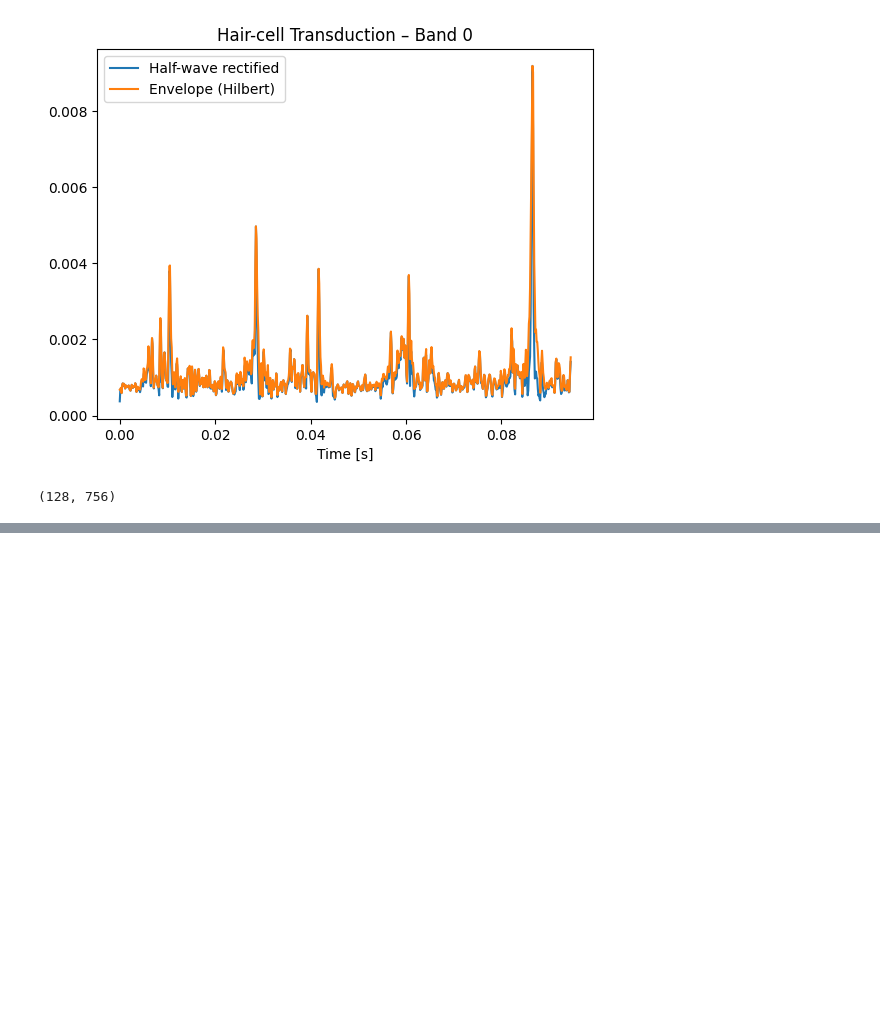
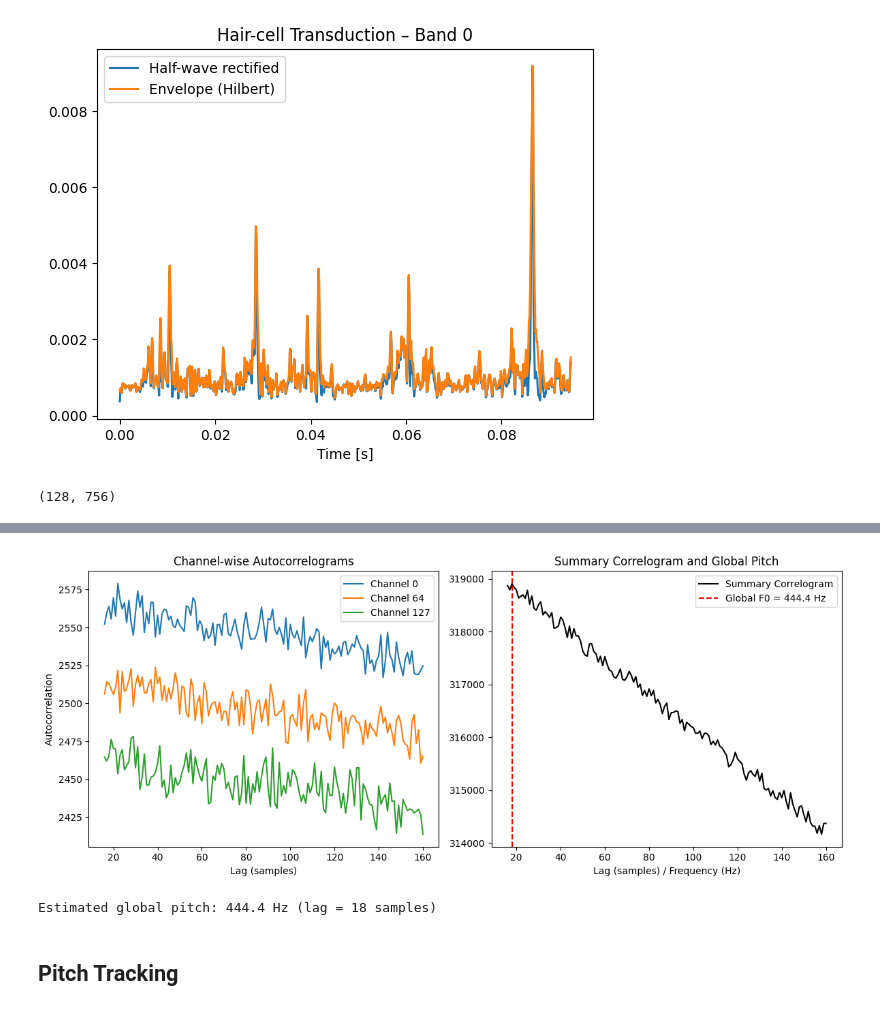
Before and after one commit to cosmos1030/blind_source_separation, a Jupyter notebook: casa.ipynb, the cells around one changed output, grey strips where cells are left out. Drawn from its saved outputs; the diff is of its cells as text; code cells hidden in the pictures; blank space fills up the shorter version.

```diff
--- a/casa.ipynb
+++ b/casa.ipynb
@@ -513,0 +518,69 @@ ValueError: attempt to get argmax of an empty sequence
+# %%
+import numpy as np
+import matplotlib.pyplot as plt
+
+# 예시 데이터: envelopes_lpf (n_channels, T), sr (샘플링 레이트)
+# 실제 구현에서는 앞 단계에서 얻은 envelopes_lpf과 sr을 사용하세요.
+# 여기서는 envelopes_lpf를 임의로 생성해서 예시를 보여드립니다.
+n_channels = 128
+T = 10000  # 예시 프레임 수
+sr = 8000
+envelopes_lpf = np.random.rand(n_channels, T)  # 예시 데이터
+
+# 피치 추정 범위 설정 (Hz)
+min_f0 = 50
+max_f0 = 500
+
+# 대응하는 lag 범위 (샘플 단위)
+min_lag = int(sr / max_f0)
+max_lag = int(sr / min_f0)
+lags = np.arange(min_lag, max_lag + 1)
+
+# 1) 각 채널별 autocorrelation 계산
+auto_per_channel = []
+for ch in range(n_channels):
+    env = envelopes_lpf[ch]
+    corr_full = np.correlate(env, env, mode='full')
+    corr = corr_full[corr_full.size // 2:]  # 양의 lag만
+    auto_per_channel.append(corr[lags])
+
+auto_per_channel = np.array(auto_per_channel)  # shape: (n_channels, len(lags))
+
+# 2) 요약 correlogram: 채널 합산
+summary_correlogram = np.sum(auto_per_channel, axis=0)
+
+# 3) 전역 피치 (global pitch) 추출: 최대 피크 지점
+peak_idx = np.argmax(summary_correlogram)
+pitch_lag = lags[peak_idx]
+global_f0 = sr / pitch_lag
+
+# 4) 시각화
+plt.figure(figsize=(12, 5))
+
+# (a) 일부 채널들의 autocorrelogram
+plt.subplot(1, 2, 1)
+for ch in [0, n_channels//2, n_channels-1]:
+    plt.plot(lags, auto_per_channel[ch], label=f'Channel {ch}')
+plt.xlabel('Lag (samples)')
+plt.ylabel('Autocorrelation')
+plt.title('Channel-wise Autocorrelograms')
+plt.legend()
+
+# (b) 요약 correlogram과 전역 피치 표시
+plt.subplot(1, 2, 2)
+plt.plot(lags, summary_correlogram, label='Summary Correlogram', color='black')
+plt.axvline(pitch_lag, color='red', linestyle='--', label=f'Global F0 = {global_f0:.1f} Hz')
+# X축을 주파수 도메인으로 변환
+freqs = sr / lags
+plt.xlabel('Lag (samples) / Frequency (Hz)')
+plt.title('Summary Correlogram and Global Pitch')
+plt.legend()
+
+plt.tight_layout()
+plt.show()
+
+# 결과 출력
+print(f"Estimated global pitch: {global_f0:.1f} Hz (lag = {pitch_lag} samples)")
+# %% [output]
+[figure, added]
+Estimated global pitch: 444.4 Hz (lag = 18 samples)
@@ -513,0 +707,2 @@ ValueError: attempt to get argmax of an empty sequence
+# %% [markdown]
+## Pitch Tracking
```
Also changed, not shown: parts of 7 cells of this notebook.
